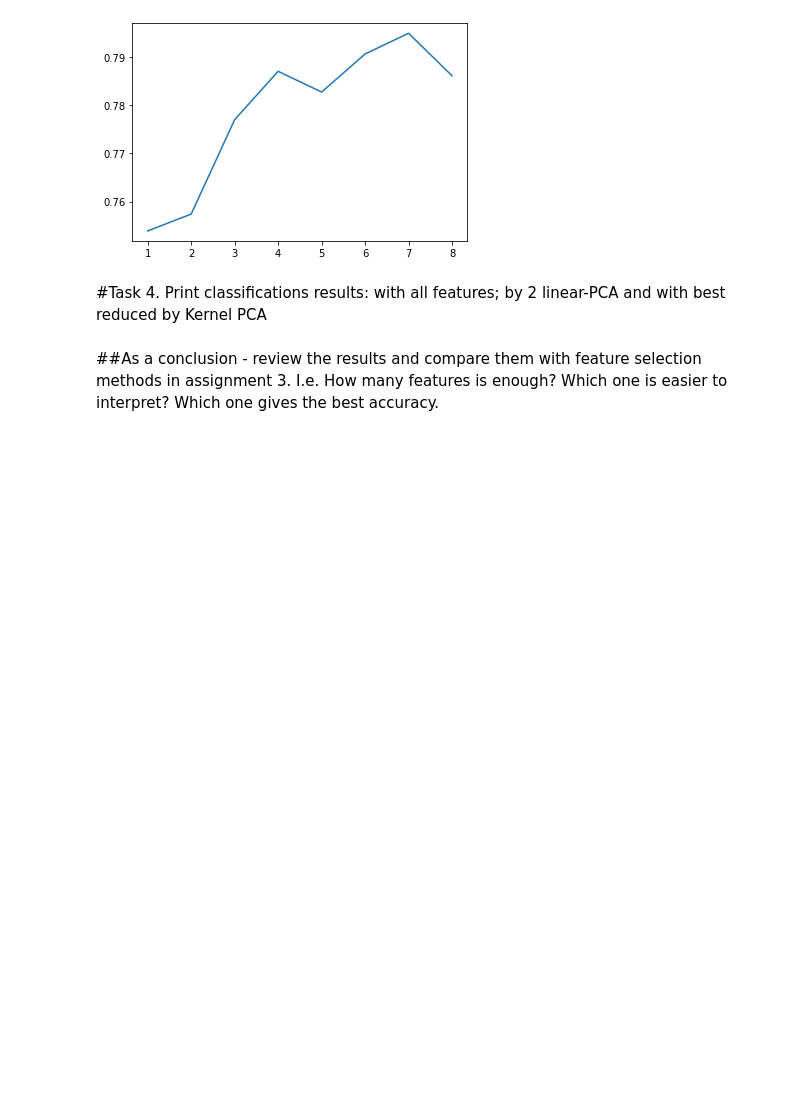
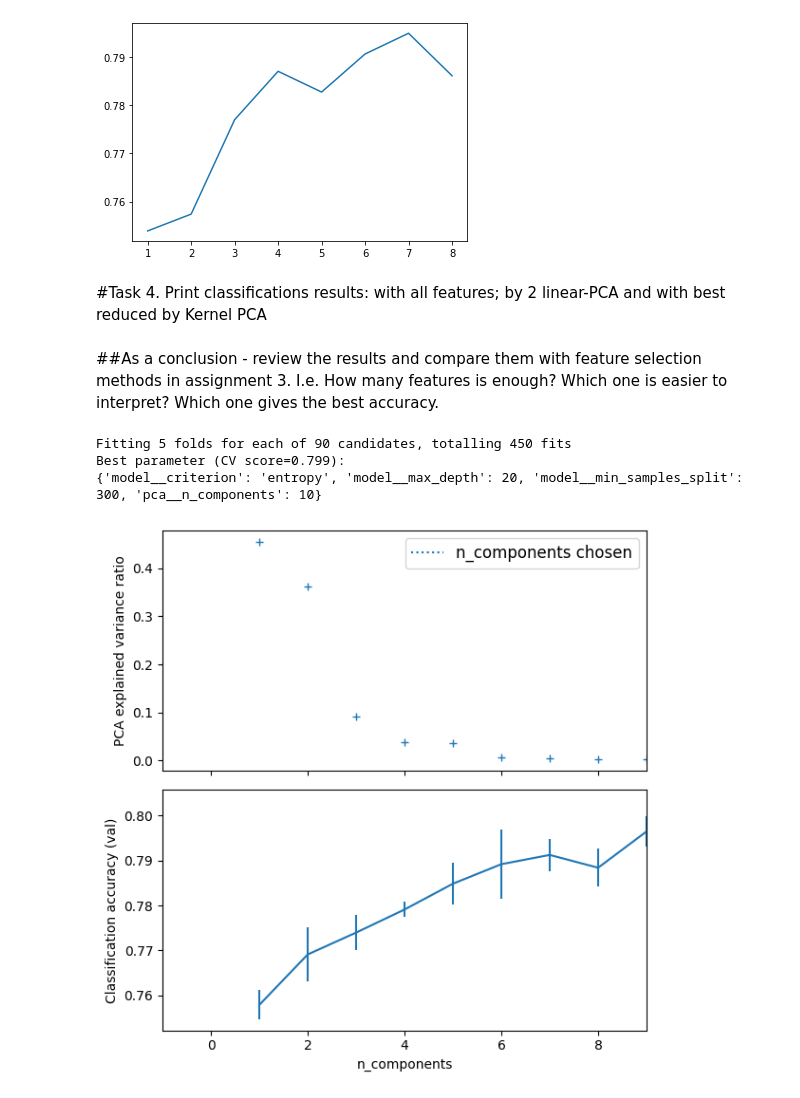
Before and after one commit to encoras/Artificial-Intelligence-Group, a Jupyter notebook: Feature_transform_Task_classifier_adult.ipynb, the cells around one changed output. Saved outputs shown, nothing was run; the diff lists cells and outputs as text; code cells hidden in the pictures; blank space fills up the shorter version.

```diff
--- a/Feature_transform_Task_classifier_adult.ipynb
+++ b/Feature_transform_Task_classifier_adult.ipynb
@@ -222,3 +238,75 @@ plt.plot(range(1,9), scores)
 -- to code --
 # %% [markdown]
 ##As a conclusion - review the results and compare them with feature selection methods in assignment 3. I.e. How many features is enough? Which one is easier to interpret? Which one gives the best accuracy.
+# %%
+#https://scikit-learn.org/stable/auto_examples/compose/plot_digits_pipe.html
+from sklearn.model_selection import GridSearchCV
+from sklearn.pipeline import Pipeline
+from sklearn.preprocessing import StandardScaler
+from sklearn.decomposition import PCA
+# Define a pipeline to search for the best combination of PCA truncation
+# and classifier regularization.
+pca = PCA()
+# Define a Standard Scaler to normalize inputs
+scaler = StandardScaler()
+# Define model
+model = DecisionTreeClassifier()
+# set the tolerance to a large value to make the example faster
+
+pipe = Pipeline(steps=[("scaler", scaler), ("pca", pca), ("model", model)])
+param_grid = {
+    "pca__n_components": [1, 2, 3, 4, 5, 6, 7, 8, 9, 10],
+    "model__criterion": ['entropy'],
+    "model__min_samples_split": [250, 300, 350],
+    "model__max_depth": [15, 20, 25]
+}
+search = GridSearchCV(pipe, param_grid, verbose=1, n_jobs=-1)
+search.fit(X_train, y_train)
+print("Best parameter (CV score=%0.3f):" % search.best_score_)
+
+print(search.best_params_)
+# %% [output]
+Fitting 5 folds for each of 90 candidates, totalling 450 fits
+Best parameter (CV score=0.799):
+{'model__criterion': 'entropy', 'model__max_depth': 20, 'model__min_samples_split': 300, 'pca__n_components': 10}
+# %%
+import polars as pl
+# Plot the PCA spectrum
+pca.fit(X_tr)
+
+fig, (ax0, ax1) = plt.subplots(nrows=2, sharex=True, figsize=(6, 6))
+ax0.plot(
+    np.arange(1, pca.n_components_ + 1), pca.explained_variance_ratio_, "+", linewidth=2
+)
+ax0.set_ylabel("PCA explained variance ratio")
+
+ax0.axvline(
+    search.best_estimator_.named_steps["pca"].n_components,
+    linestyle=":",
+    label="n_components chosen",
+)
+ax0.legend(prop=dict(size=12))
+# For each number of components, find the best classifier results
+components_col = "param_pca__n_components"
+is_max_test_score = pl.col("mean_test_score") == pl.col("mean_test_score").max()
+best_clfs = (
+    pl.LazyFrame(search.cv_results_)
+    .filter(is_max_test_score.over(components_col))
+    .unique(components_col)
+    .sort(components_col)
+    .collect()
+)
+ax1.errorbar(
+    best_clfs[components_col],
+    best_clfs["mean_test_score"],
+    yerr=best_clfs["std_test_score"],
+)
+ax1.set_ylabel("Classification accuracy (val)")
+ax1.set_xlabel("n_components")
+
+plt.xlim(-1, 9)
+
+plt.tight_layout()
+plt.show()
+# %% [output]
+[figure, added]
```
Also changed, not shown: parts of 6 cells of this notebook.
